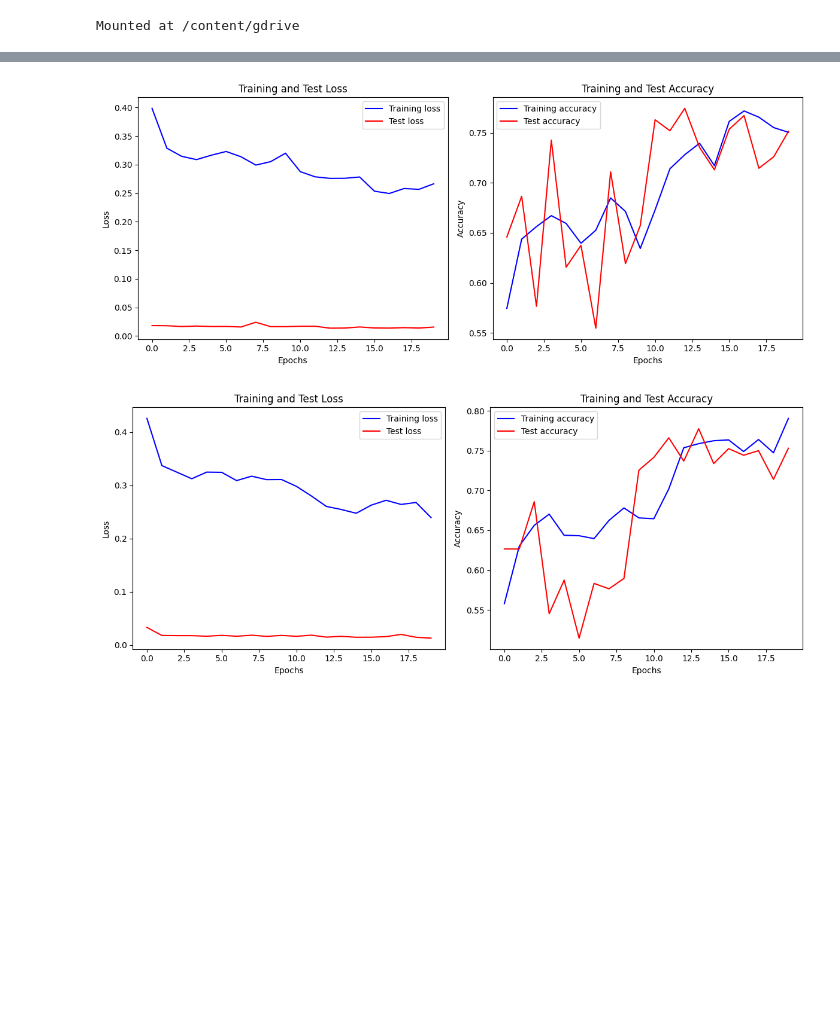
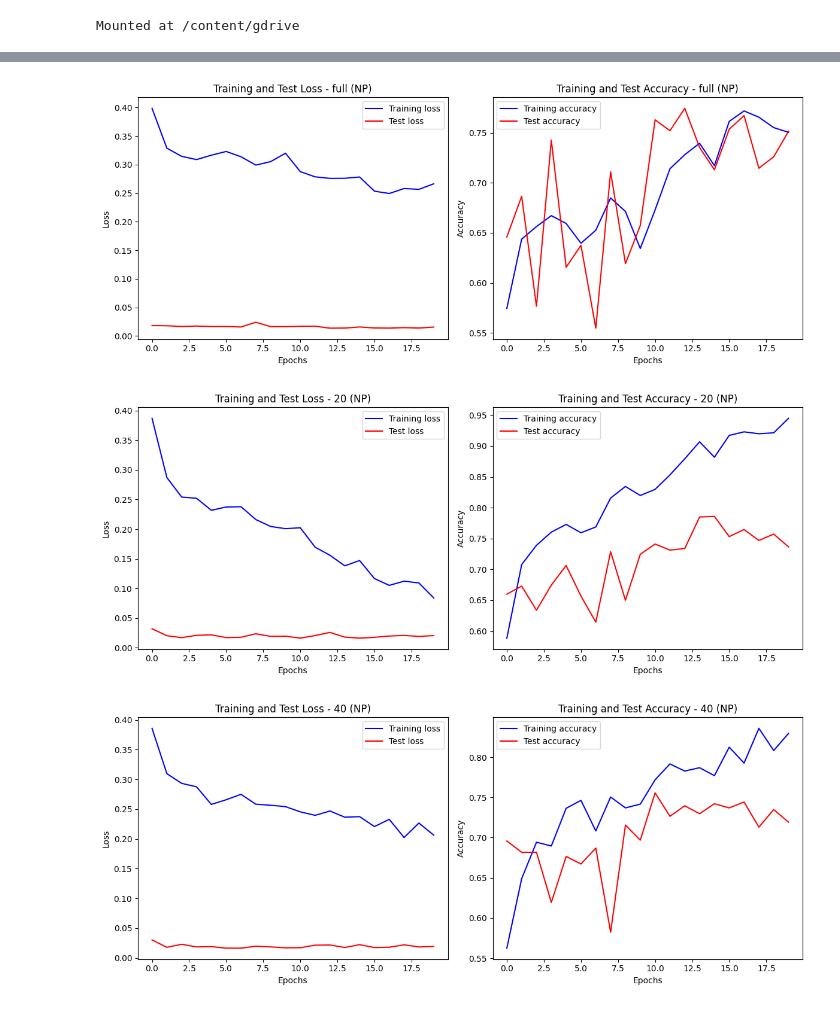
Before and after one commit to VicenteGM123/proyectoAP, a Jupyter notebook: NotebookProyectoAP.ipynb, the cells around one changed output, grey strips where cells are left out. Cells and saved outputs as stored; diff of their text form; code cells hidden in the pictures; blank space fills up the shorter version.

```diff
--- a/NotebookProyectoAP.ipynb
+++ b/NotebookProyectoAP.ipynb
@@ -445,38 +501,50 @@ Average loss: 0.017136056891952953, Accuracy: 1322/1920 (68.85416666666667%)
 # dataset_distribution_for_plotly = {"Clase (índice)": list(dataset_distribution.keys()), "Número de instancias (imágenes)": list(dataset_distribution.values())}
 # fig = px.bar(dataset_distribution_for_plotly, x="Clase (índice)", y="Número de instancias (imágenes)")
 # fig.show()
+# %%
+
+incremental_logs = [
+    ["full", load_logs("not_pretrained_0_0")],
+    [20, load_logs("incremental_not_pretrained_20")],
+    [40, load_logs("incremental_not_pretrained_40")],
+    [80, load_logs("incremental_not_pretrained_80")],
+    [160, load_logs("incremental_not_pretrained_160")],
+    [320, load_logs("incremental_not_pretrained_320")],
+    [640, load_logs("incremental_not_pretrained_640")],
+]
 # %%
-def plot_accuracy_loss(ovrl_history):
+def plot_accuracy_loss(ovrl_history, add_title=""):
     train_loss = [loss/100 for loss in ovrl_history['train']['loss']]
     train_acc = ovrl_history['train']['acc']
     test_loss = ovrl_history['test']['loss']
     test_acc = [acc/100 for acc in ovrl_history['test']['acc']]
 
     epochs = range(len(train_loss))
 
     plt.figure(figsize=(12, 5))
     plt.subplot(1, 2, 1)
     plt.plot(epochs, train_loss, 'b', label='Training loss')
     plt.plot(epochs, test_loss, 'r', label='Test loss')
-    plt.title('Training and Test Loss')
+    plt.title(f'Training and Test Loss - {add_title}')
     plt.xlabel('Epochs')
     plt.ylabel('Loss')
     plt.legend()
 
     plt.subplot(1, 2, 2)
     plt.plot(epochs, train_acc, 'b', label='Training accuracy')
     plt.plot(epochs, test_acc, 'r', label='Test accuracy')
-    plt.title('Training and Test Accuracy')
+    plt.title(f'Training and Test Accuracy - {add_title}')
     plt.xlabel('Epochs')
     plt.ylabel('Accuracy')
     plt.legend()
 
     plt.tight_layout()
     plt.show()
 
-plot_accuracy_loss(load_logs("not_pretrained_0_0"))
 
-plot_accuracy_loss(load_logs("not_pretrained_0_20"))
+for log in incremental_logs:
+    plot_accuracy_loss(log[1], f"{log[0]} (NP)")
 # %% [output]
-[figure, old version]
+[figure, new version]
-[figure, old version]
+[figure, new version]
+[figure, added]
```
Also changed, not shown: parts of 9 cells of this notebook.
